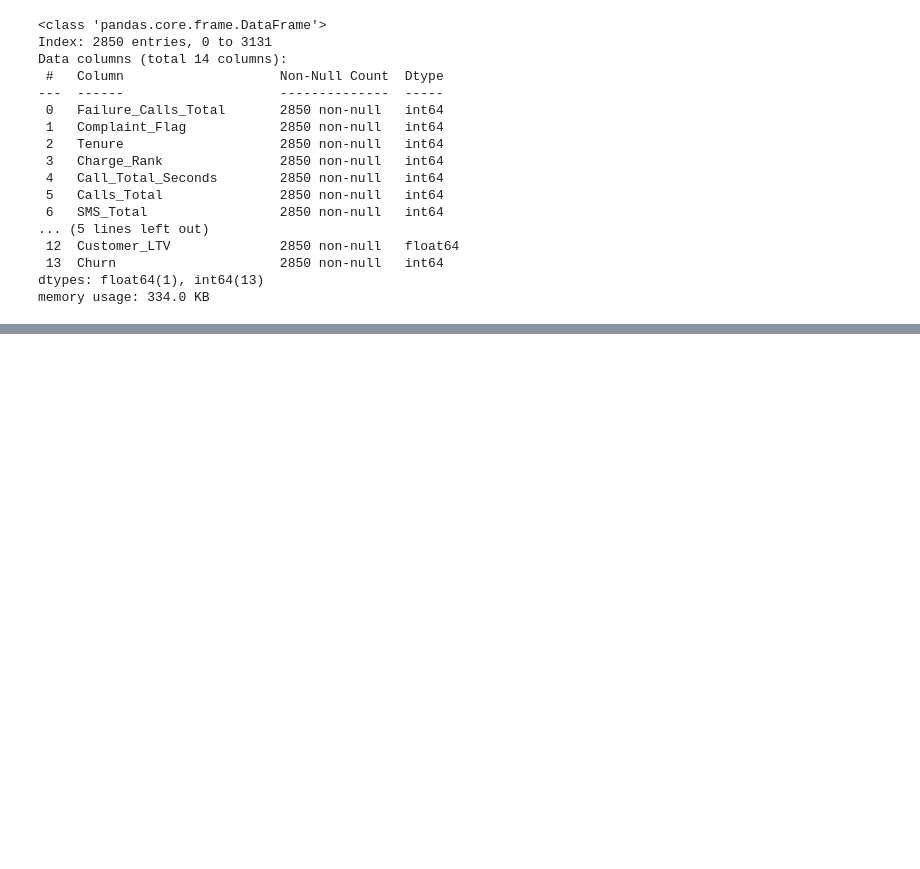
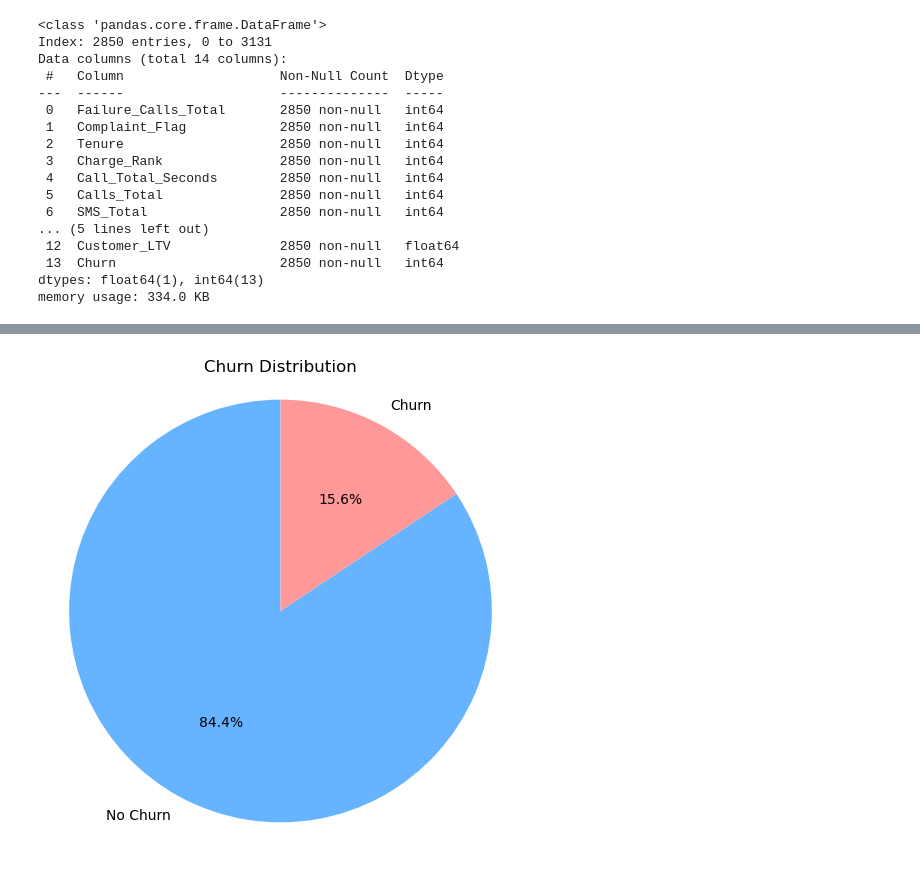
Before and after one commit to FrancisAungThu/TelecomChurnAnalysis, a Jupyter notebook: ChurnAnalysis.ipynb, the cells around one changed output, grey strips where cells are left out. Saved outputs shown, nothing was run; the diff lists cells and outputs as text; code cells hidden in the pictures; blank space fills up the shorter version.

```diff
--- a/ChurnAnalysis.ipynb
+++ b/ChurnAnalysis.ipynb
@@ -205,0 +215,21 @@ df['Active_Status']= df['Active_Status'].replace({2:0})
+# %%
+# Group the tenure in bins of 12 months
+# <=12 =1, <24= =2, <=36 =3. <=48 =4, the rest=5
+
+def assign_tenure_group(tenure):
+  if tenure <= 12:
+    return '1'
+  elif tenure <= 24:
+    return '2'
+  elif tenure <= 36:
+    return '3'
+  elif tenure <= 48:
+    return '4'
+  else:
+    return '5'
+
+# create a new 'tenure_group' column
+df['Tenure_Group'] = df['Tenure'].apply(assign_tenure_group)
+
+# datatype to be int64
+df['Tenure_Group'] = df['Tenure_Group'].astype('int64')
@@ -229,0 +329,11 @@ ValueError: Could not interpret input 'charge_rank'
+# %%
+# Pie chart for Churn (target) distribution
+churn_counts = df[target].value_counts()
+labels = ['No Churn', 'Churn'] if 0 in churn_counts.index else churn_counts.index.astype(str)
+plt.figure(figsize=(6, 6))
+plt.pie(churn_counts, labels=labels, autopct='%1.1f%%', startangle=90, colors=['#66b3ff','#ff9999'])
+plt.title('Churn Distribution')
+plt.axis('equal')  # Equal aspect ratio ensures the pie chart is circular.
+plt.show()
+# %% [output]
+[figure, added]
```
Also changed, not shown: parts of 33 cells of this notebook.
